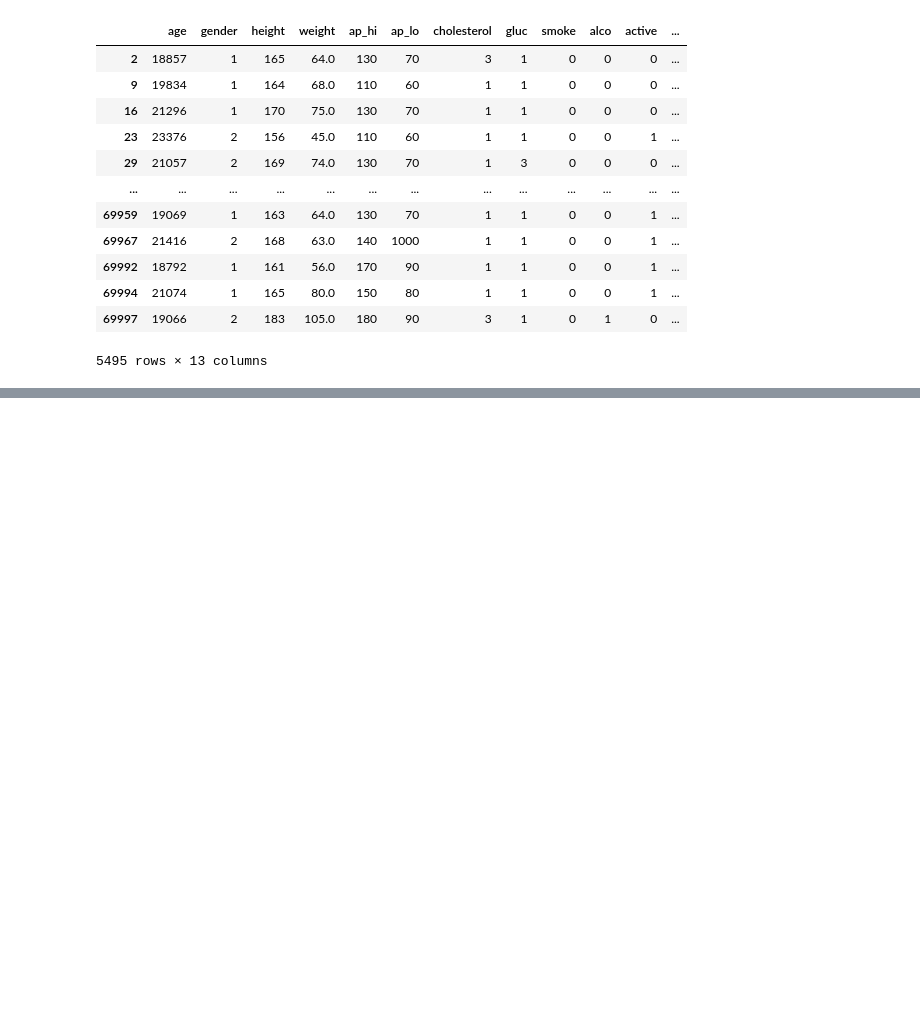
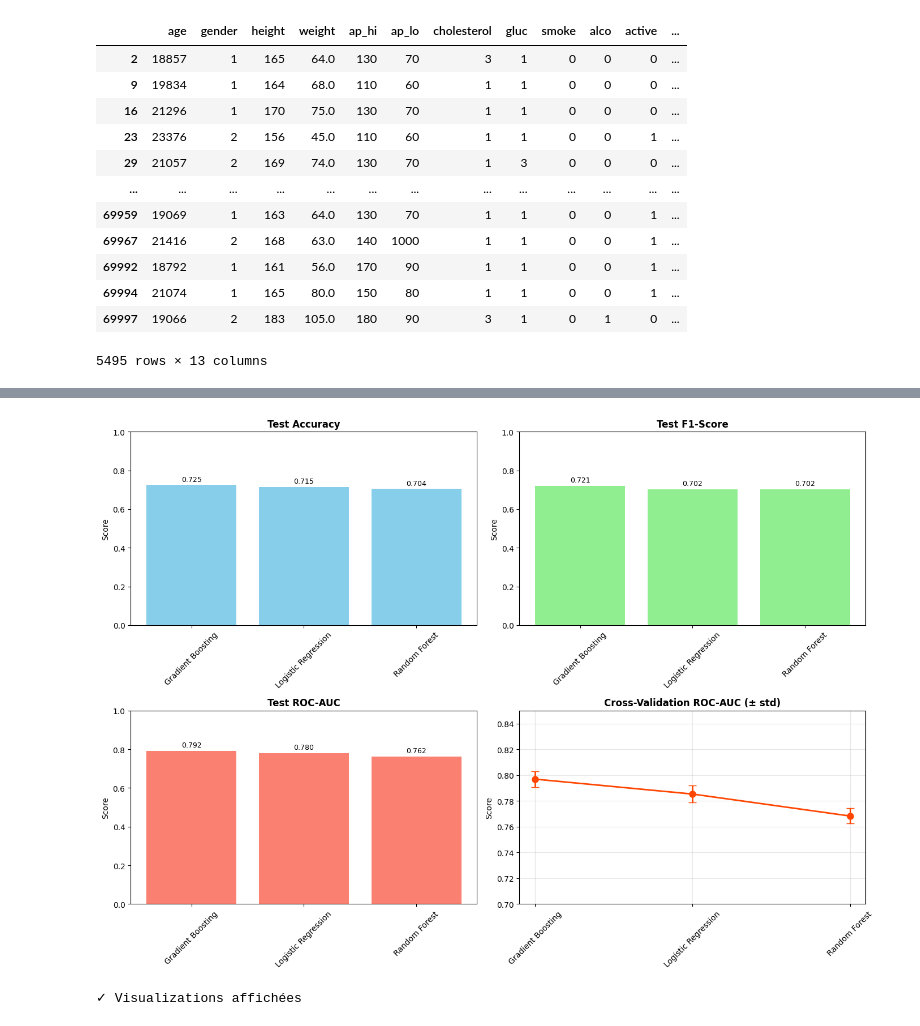
Before and after one commit to soraya-21/classification_initiation, a Jupyter notebook: analisis.ipynb, the cells around one changed output, grey strips where cells are left out. Cells and saved outputs as stored; diff of their text form; code cells hidden in the pictures; blank space fills up the shorter version.

```diff
--- a/analisis.ipynb
+++ b/analisis.ipynb
@@ -263,0 +372,20 @@ data_hors_echelle
+# %%
+# Diviser et normaliser les données
+print("="*60)
+print("DIVISION TRAIN/TEST ET NORMALISATION")
+print("="*60)
+
+X_train, X_test, y_train, y_test = train_test_split(
+    X, y, test_size=0.2, random_state=42, stratify=y
+)
+
+scaler = StandardScaler()
+X_train_scaled = scaler.fit_transform(X_train)
+X_test_scaled = scaler.transform(X_test)
+
+X_train_scaled = pd.DataFrame(X_train_scaled, columns=X_train.columns)
+X_test_scaled = pd.DataFrame(X_test_scaled, columns=X_test.columns)
+
+print(f"\nDivision train/test: {X_train.shape[0]}/{X_test.shape[0]}")
+print(f"Features: {X_train.shape[1]}")
+print(f"\nNormalisation effectuée avec StandardScaler")
@@ -263,0 +573,54 @@ data_hors_echelle
+# %%
+# Visualiser les performances des modèles
+import matplotlib.pyplot as plt
+
+fig, axes = plt.subplots(2, 2, figsize=(14, 10))
+
+# Accuracy
+axes[0, 0].bar(comparison_df['Modèle'], comparison_df['Test Accuracy'], color='skyblue')
+axes[0, 0].set_title('Test Accuracy', fontsize=12, fontweight='bold')
+axes[0, 0].set_ylabel('Score')
+axes[0, 0].set_ylim(0, 1)
+axes[0, 0].tick_params(axis='x', rotation=45)
+for i, v in enumerate(comparison_df['Test Accuracy']):
+    axes[0, 0].text(i, v + 0.02, f'{v:.3f}', ha='center', fontsize=9)
+
+# F1-Score
+axes[0, 1].bar(comparison_df['Modèle'], comparison_df['Test F1'], color='lightgreen')
+axes[0, 1].set_title('Test F1-Score', fontsize=12, fontweight='bold')
+axes[0, 1].set_ylabel('Score')
+axes[0, 1].set_ylim(0, 1)
+axes[0, 1].tick_params(axis='x', rotation=45)
+for i, v in enumerate(comparison_df['Test F1']):
+    axes[0, 1].text(i, v + 0.02, f'{v:.3f}', ha='center', fontsize=9)
+
+# ROC-AUC
+axes[1, 0].bar(comparison_df['Modèle'], comparison_df['Test ROC-AUC'], color='salmon')
+axes[1, 0].set_title('Test ROC-AUC', fontsize=12, fontweight='bold')
+axes[1, 0].set_ylabel('Score')
+axes[1, 0].set_ylim(0, 1)
+axes[1, 0].tick_params(axis='x', rotation=45)
+for i, v in enumerate(comparison_df['Test ROC-AUC']):
+    axes[1, 0].text(i, v + 0.02, f'{v:.3f}', ha='center', fontsize=9)
+
+# CV ROC-AUC avec erreurs
+axes[1, 1].errorbar(
+    range(len(comparison_df)),
+    comparison_df['CV ROC-AUC'],
+    yerr=[results[m]['cv_roc_auc_std'] for m in comparison_df['Modèle']],
+    fmt='o-', color='orangered', capsize=5, markersize=8, linewidth=2
+)
+axes[1, 1].set_title('Cross-Validation ROC-AUC (± std)', fontsize=12, fontweight='bold')
+axes[1, 1].set_ylabel('Score')
+axes[1, 1].set_ylim(0.7, 0.85)
+axes[1, 1].set_xticks(range(len(comparison_df)))
+axes[1, 1].set_xticklabels(comparison_df['Modèle'], rotation=45)
+axes[1, 1].grid(True, alpha=0.3)
+
+plt.tight_layout()
+plt.show()
+
+print("✓ Visualizations affichées")
+# %% [output]
+[figure, added]
+✓ Visualizations affichées
```
Also changed, not shown: parts of 11 cells of this notebook, 1 other file.
